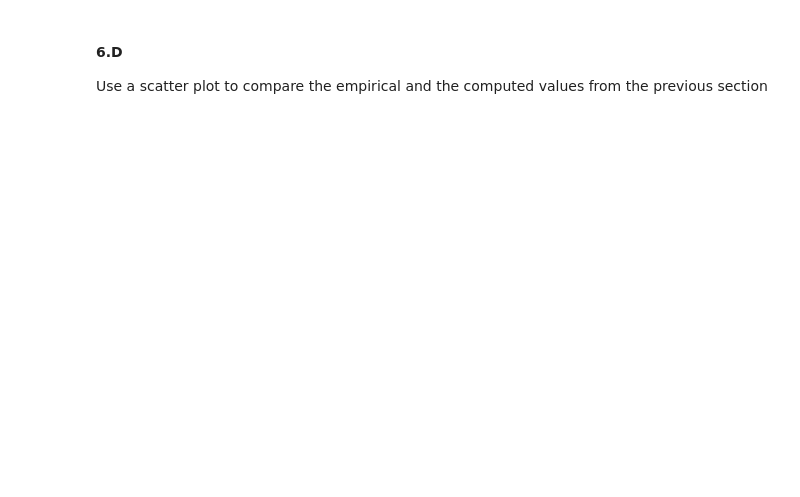
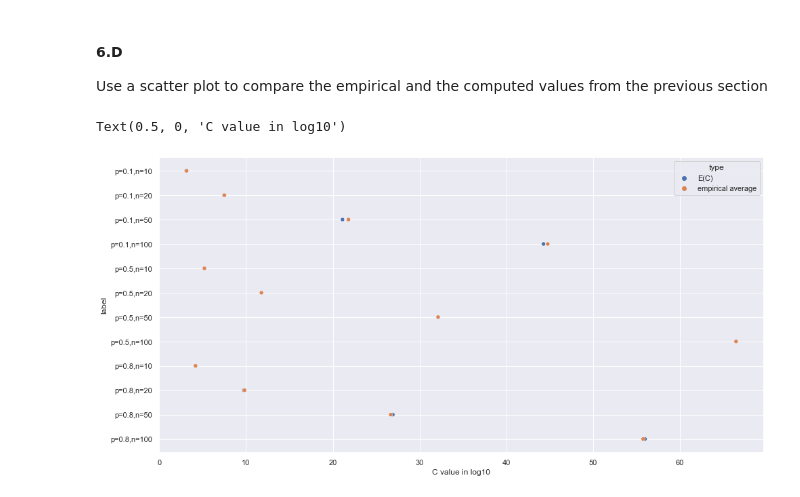
Before and after one commit to ronigold/Statistics_HW, a Jupyter notebook: HW1.ipynb, the cells around one changed output. Cells and saved outputs as stored; diff of their text form; code cells hidden in the pictures; blank space fills up the shorter version.

```diff
--- a/HW1.ipynb
+++ b/HW1.ipynb
@@ -428,3 +490,16 @@ In every histogram indicate the values of $n$ and $p$.
 # %% [markdown]
 #### 6.D
 Use a scatter plot to compare the empirical and the computed values from the previous section
+# %%
+DD = pd.DataFrame(D2, columns = ["C"])
+DD["label"] = D3
+DD["type"] = "empirical average"
+result = pd.concat([D, DD])
+result["C"] = result["C"].apply(np.log)
+# %%
+fig, ax = plt.subplots(figsize=(16, 8))
+sca = sns.scatterplot(data = result, x = "C", y = "label", hue = "type")
+sca.set_xlabel("C value in log10")
+# %% [output]
+Text(0.5, 0, 'C value in log10')
+[figure, added]
```
Also changed, not shown: parts of 23 cells of this notebook.
